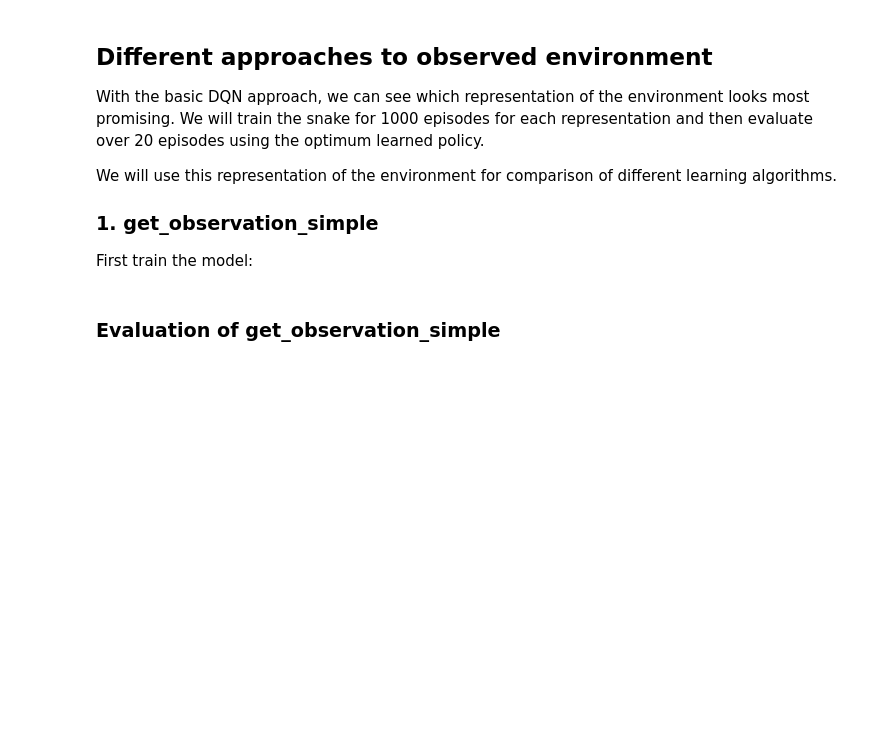
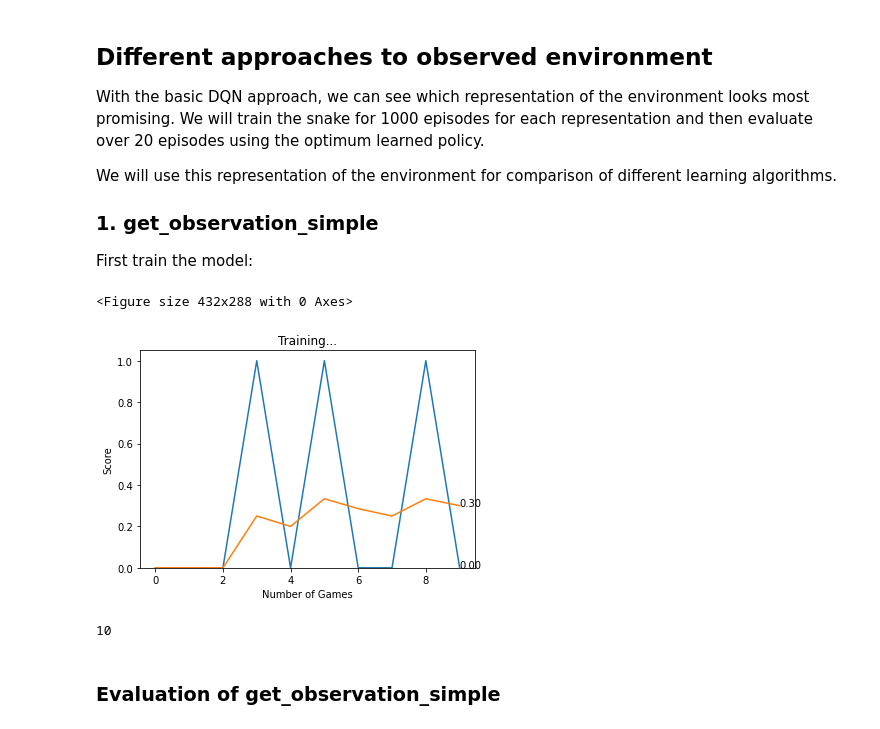
Before and after one commit to alexxcollins/Collins_Adib_INM707_CW, a Jupyter notebook: Advanced RL/Q-Learning_Comparisons.ipynb, the cells around one changed output. Cells and saved outputs as stored; diff of their text form; code cells hidden in the pictures; blank space fills up the shorter version.

```diff
--- a/Advanced RL/Q-Learning_Comparisons.ipynb
+++ b/Advanced RL/Q-Learning_Comparisons.ipynb
@@ -40,6 +39,8 @@ ImportError: cannot import name 'clear_output' from 'IPython' (/opt/conda/lib/py
 Set some global variables we will use for most games:
 # %%
 UI = False
+TRAINING_EPISODES = 1000
+EVALUATION_EPISODES = 20
 # %% [markdown]
 ## Different approaches to observed environment
 
@@ -56,15 +57,21 @@ GET_OBS='simple'
 # %%
 game = SnakeGameAI(width=640, height=480, UI=UI,
                    window_title="DQN - {}".format(GET_OBS), seed=42)
 agent, scores, mean_scores = training_loop(game=game,
                                            model_name=MODEL_NAME,
                                            load_model=False,
                                            get_observation=GET_OBS,
                                            greedy=True,
                                            double_dqn=False,
-                                           num_episodes=1000
+
+                                           num_episodes=TRAINING_EPISODES,
+                                           plot_update_at_end=True
                                           )
 agent.save_model(MODEL_NAME)
+# %% [output]
+<Figure size 432x288 with 0 Axes>
+[figure, added]
+10
 # %% [markdown]
 ### Evaluation of get_observation_simple
 # %%
```
Also changed, not shown: parts of 1 cell of this notebook, 1 other file.
